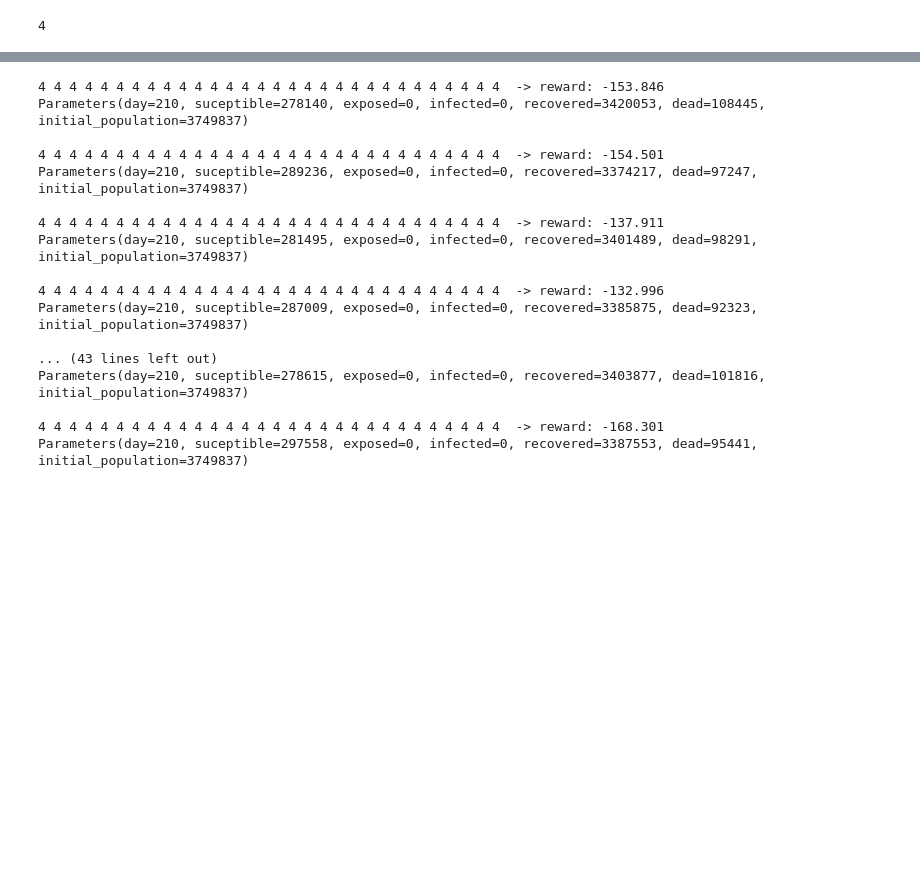
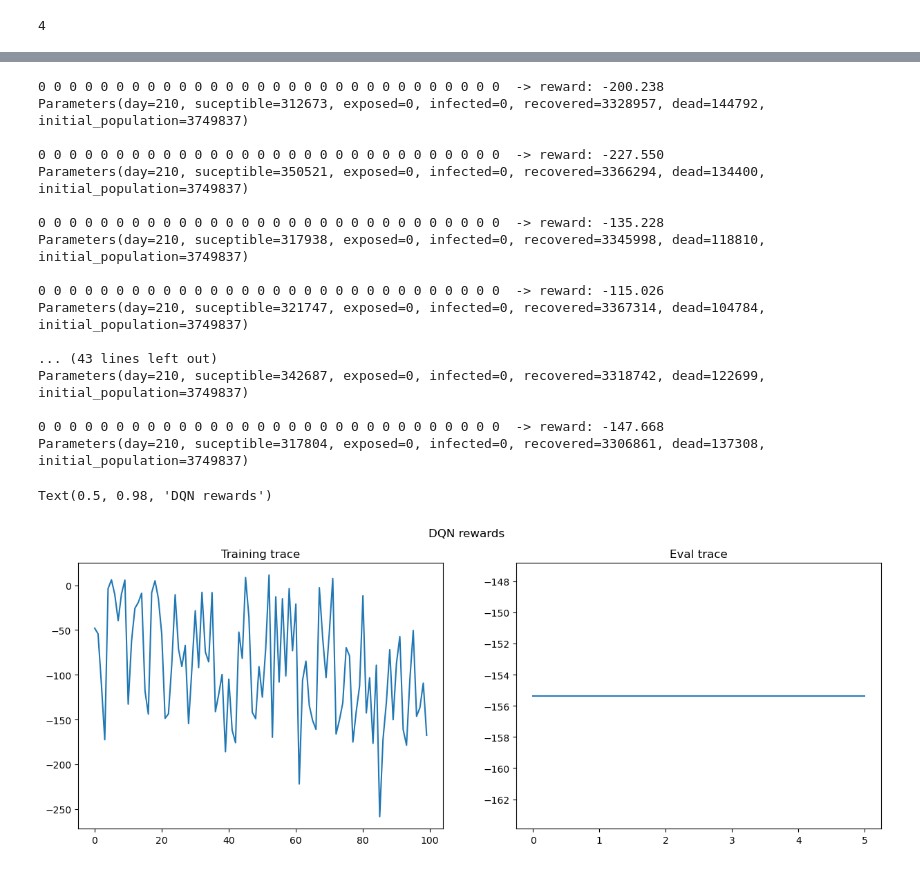
Before and after one commit to mohahf19/ANNRL-2023, a Jupyter notebook: notebooks/q4.1.ipynb, the cells around one changed output, grey strips where cells are left out. Drawn from its saved outputs; the diff is of its cells as text; code cells hidden in the pictures; blank space fills up the shorter version.

```diff
--- a/notebooks/q4.1.ipynb
+++ b/notebooks/q4.1.ipynb
@@ -291,11 +301,11 @@ select_action(torch.tensor([-0.0800, -0.2345,  0.0702, -0.0823,  0.1156]), 0)
 4
 # %%
 def simulate_policy(
-        policy_net: nn.Module,
-        eval_seed_sequences: np.ndarray,
-        discount_factor: float,
-        device: str,
-        logging: bool = False,
+    policy_net: nn.Module,
+    eval_seed_sequences: np.ndarray,
+    discount_factor: float,
+    device: str,
+    logging: bool = False,
 ) -> list[float]:
     rewards = []
     policy_net.eval()
@@ -313,18 +323,17 @@ def simulate_policy(
         obs_tensor = observation_to_tensor(obs, dyn, new_actions).to(device)
         policy_net.to(device)
 
-
         while not done:
             policy_output = policy_net(obs_tensor)
             # print(policy_output)
             # print(f'\n policy_output = {policy_output}')
             act = select_action(policy_output, epsilon=0)
             # print(f'\n action = {act}')
-            new_action = create_action(act, new_actions)
-            obs, reward, done, info = env.step(new_action)
+            new_actions = create_action(act, new_actions)
+            obs, reward, done, info = env.step(new_actions)
             if logging:
                 # print(f"{action} ({reward.item():.2f})", end=" ")
-                print(action, end= " ")
+                print(action, end=" ")
             reward = reward.to(device)
 
             obs_tensor = observation_to_tensor(obs, dyn, new_actions).to(device)
@@ -582,20 +603,42 @@ Saved best model 😏
 # %%
-eval_rewards = simulate_policy(policy_net, eval_seed_sequences, discount_factor=discount_factor, device=device, logging=True)
+eval_rewards = simulate_policy(
+    policy_net,
+    eval_seed_sequences,
+    discount_factor=discount_factor,
+    device=device,
+    logging=True,
+)
 # %% [output]
-4 4 4 4 4 4 4 4 4 4 4 4 4 4 4 4 4 4 4 4 4 4 4 4 4 4 4 4 4 4  -> reward: -153.846
-Parameters(day=210, suceptible=278140, exposed=0, infected=0, recovered=3420053, dead=108445, initial_population=3749837)
+0 0 0 0 0 0 0 0 0 0 0 0 0 0 0 0 0 0 0 0 0 0 0 0 0 0 0 0 0 0  -> reward: -200.238
+Parameters(day=210, suceptible=312673, exposed=0, infected=0, recovered=3328957, dead=144792, initial_population=3749837)
 
-4 4 4 4 4 4 4 4 4 4 4 4 4 4 4 4 4 4 4 4 4 4 4 4 4 4 4 4 4 4  -> reward: -154.501
-Parameters(day=210, suceptible=289236, exposed=0, infected=0, recovered=3374217, dead=97247, initial_population=3749837)
+0 0 0 0 0 0 0 0 0 0 0 0 0 0 0 0 0 0 0 0 0 0 0 0 0 0 0 0 0 0  -> reward: -227.550
+Parameters(day=210, suceptible=350521, exposed=0, infected=0, recovered=3366294, dead=134400, initial_population=3749837)
 
-4 4 4 4 4 4 4 4 4 4 4 4 4 4 4 4 4 4 4 4 4 4 4 4 4 4 4 4 4 4  -> reward: -137.911
-Parameters(day=210, suceptible=281495, exposed=0, infected=0, recovered=3401489, dead=98291, initial_population=3749837)
+0 0 0 0 0 0 0 0 0 0 0 0 0 0 0 0 0 0 0 0 0 0 0 0 0 0 0 0 0 0  -> reward: -135.228
+Parameters(day=210, suceptible=317938, exposed=0, infected=0, recovered=3345998, dead=118810, initial_population=3749837)
 
-4 4 4 4 4 4 4 4 4 4 4 4 4 4 4 4 4 4 4 4 4 4 4 4 4 4 4 4 4 4  -> reward: -132.996
-Parameters(day=210, suceptible=287009, exposed=0, infected=0, recovered=3385875, dead=92323, initial_population=3749837)
+0 0 0 0 0 0 0 0 0 0 0 0 0 0 0 0 0 0 0 0 0 0 0 0 0 0 0 0 0 0  -> reward: -115.026
+Parameters(day=210, suceptible=321747, exposed=0, infected=0, recovered=3367314, dead=104784, initial_population=3749837)
 
 ... (43 lines left out)
-Parameters(day=210, suceptible=278615, exposed=0, infected=0, recovered=3403877, dead=101816, initial_population=3749837)
+Parameters(day=210, suceptible=342687, exposed=0, infected=0, recovered=3318742, dead=122699, initial_population=3749837)
 
-4 4 4 4 4 4 4 4 4 4 4 4 4 4 4 4 4 4 4 4 4 4 4 4 4 4 4 4 4 4  -> reward: -168.301
-Parameters(day=210, suceptible=297558, exposed=0, infected=0, recovered=3387553, dead=95441, initial_population=3749837)
+0 0 0 0 0 0 0 0 0 0 0 0 0 0 0 0 0 0 0 0 0 0 0 0 0 0 0 0 0 0  -> reward: -147.668
+Parameters(day=210, suceptible=317804, exposed=0, infected=0, recovered=3306861, dead=137308, initial_population=3749837)
+# %%
+import matplotlib.pyplot as plt
+
+fig, ax = plt.subplots(1, 2, figsize=(15, 5))
+
+
+ax[0].plot(tr_trace, label="training rewards")
+ax[0].set_title("Training trace")
+
+ax[1].plot(eval_trace_mean, label="eval mean reward")
+ax[1].set_title("Eval trace")
+
+fig.suptitle("DQN rewards")
+# %% [output]
+Text(0.5, 0.98, 'DQN rewards')
+[figure, added]
```
Also changed, not shown: parts of 11 cells of this notebook, 1 other file.
